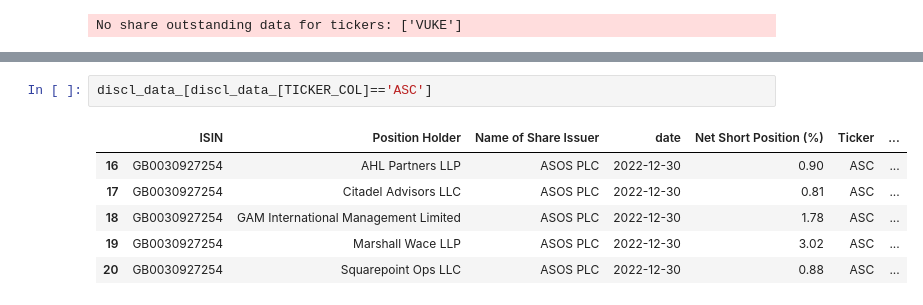
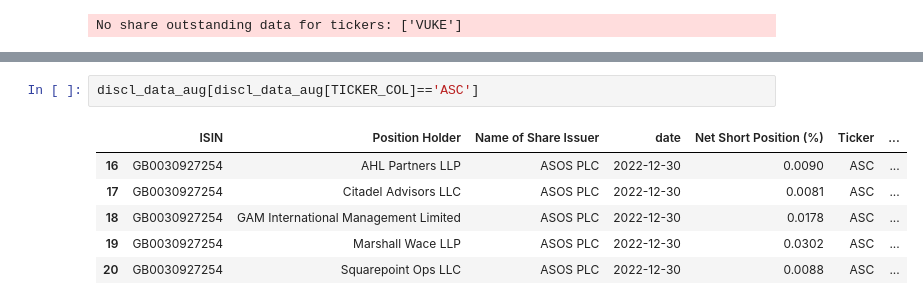
Before and after one commit to nikulpatel3141/UK-Short-Tracker, a Jupyter notebook: Notebooks/process_scripting.ipynb, the cells around one changed output, grey strips where cells are left out. Drawn from its saved outputs; the diff is of its cells as text.

```diff
--- a/Notebooks/process_scripting.ipynb
+++ b/Notebooks/process_scripting.ipynb
@@ -511,9 +394,9 @@ Length: 300, dtype: float64
 # %%
-discl_data_[discl_data_[TICKER_COL]=='ASC']
+discl_data_aug[discl_data_aug[TICKER_COL]=='ASC']
 # %% [output]
 |  | ISIN | Position Holder | Name of Share Issuer | date | Net Short Position (%) | Ticker | ... |
-| 16 | GB0030927254 | AHL Partners LLP | ASOS PLC | 2022-12-30 | 0.90 | ASC | ... |
-| 17 | GB0030927254 | Citadel Advisors LLC | ASOS PLC | 2022-12-30 | 0.81 | ASC | ... |
-| 18 | GB0030927254 | GAM International Management Limited | ASOS PLC | 2022-12-30 | 1.78 | ASC | ... |
-| 19 | GB0030927254 | Marshall Wace LLP | ASOS PLC | 2022-12-30 | 3.02 | ASC | ... |
-| 20 | GB0030927254 | Squarepoint Ops LLC | ASOS PLC | 2022-12-30 | 0.88 | ASC | ... |
+| 16 | GB0030927254 | AHL Partners LLP | ASOS PLC | 2022-12-30 | 0.0090 | ASC | ... |
+| 17 | GB0030927254 | Citadel Advisors LLC | ASOS PLC | 2022-12-30 | 0.0081 | ASC | ... |
+| 18 | GB0030927254 | GAM International Management Limited | ASOS PLC | 2022-12-30 | 0.0178 | ASC | ... |
+| 19 | GB0030927254 | Marshall Wace LLP | ASOS PLC | 2022-12-30 | 0.0302 | ASC | ... |
+| 20 | GB0030927254 | Squarepoint Ops LLC | ASOS PLC | 2022-12-30 | 0.0088 | ASC | ... |
```
Also changed, not shown: parts of 20 cells of this notebook, 8 other files.
